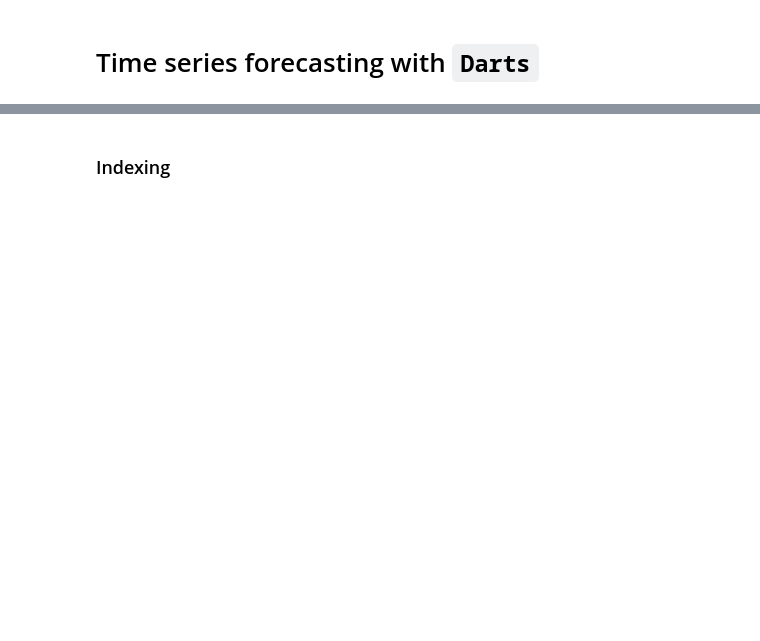
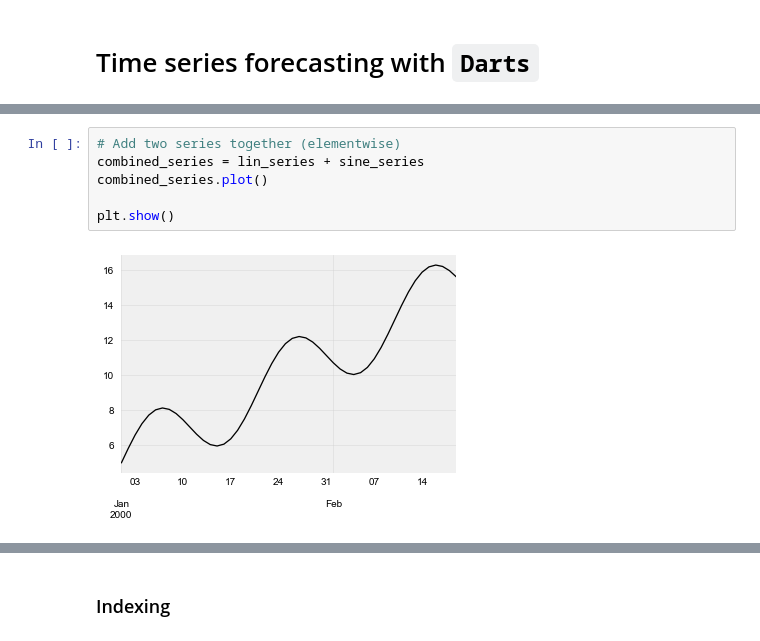
Before and after one commit to spazzy/darts, a Jupyter notebook: examples/darts-detailed-overview.ipynb, the cells around one changed output, grey strips where cells are left out. Saved outputs shown, nothing was run; the diff lists cells and outputs as text; blank space fills up the shorter version.

```diff
--- a/examples/darts-detailed-overview.ipynb
+++ b/examples/darts-detailed-overview.ipynb
@@ -12,0 +100,8 @@
+# %%
+# Add two series together (elementwise)
+combined_series = lin_series + sine_series
+combined_series.plot()
+
+plt.show()
+# %% [output]
+[figure, added]
```
Also changed, not shown: parts of 24 cells of this notebook, 2 other files.
